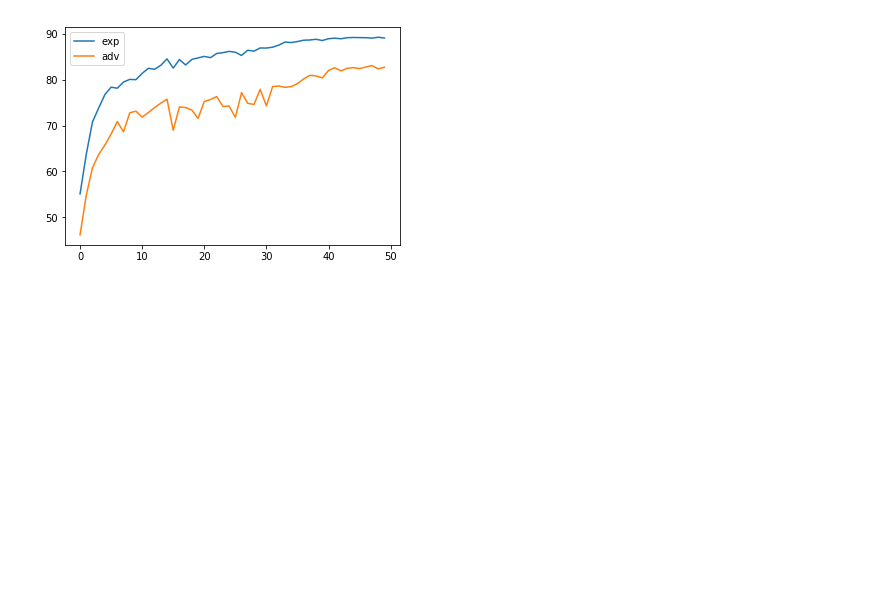
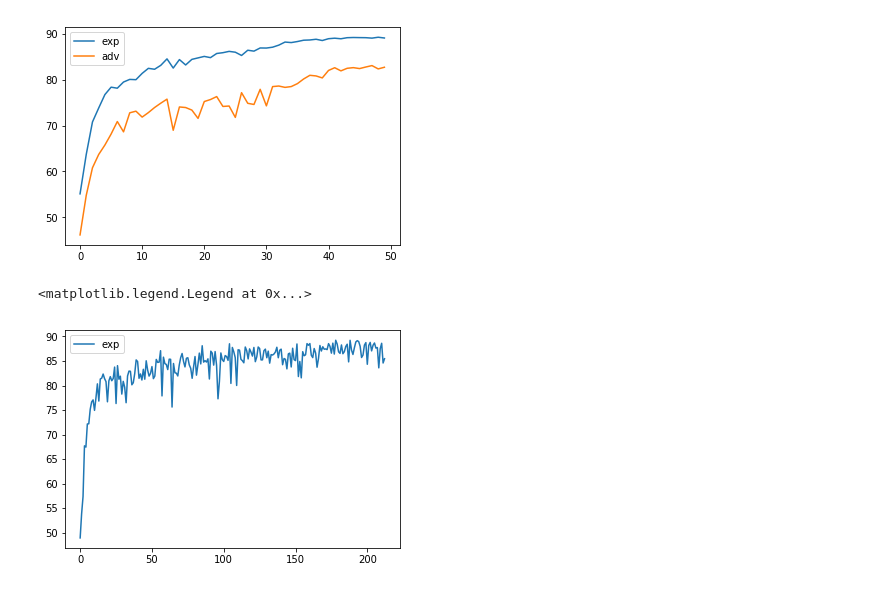
Before and after one commit to yuezhixiong/darts, a Jupyter notebook: cnn/plot_log.ipynb, the cells around one changed output. Cells and saved outputs as stored; diff of their text form; code cells hidden in the pictures; blank space fills up the shorter version.

```diff
--- a/cnn/plot_log.ipynb
+++ b/cnn/plot_log.ipynb
@@ -33,3 +33,12 @@ plt.legend()
 # %% [output]
 <matplotlib.legend.Legend at 0x...>
 [figure]
+# %%
+exp_search_acc = get_valid_acc('/home/yuezx/darts/cnn/eval-train-20200918-101739/log.txt')
+
+plt.plot(exp_search_acc, label='exp')
+
+plt.legend()
+# %% [output]
+<matplotlib.legend.Legend at 0x...>
+[figure, added]
```
Also changed, not shown: 7 other files.
